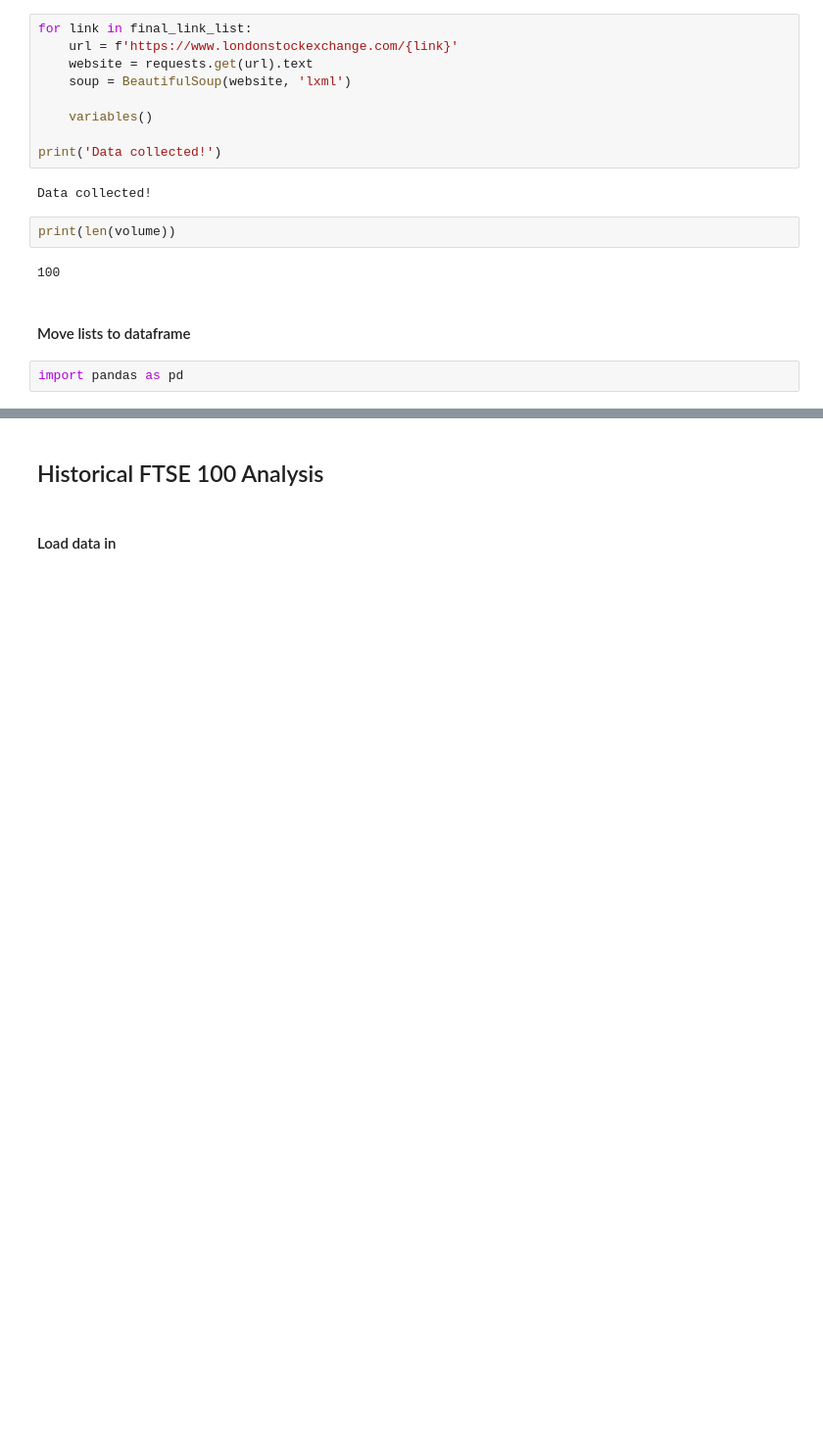
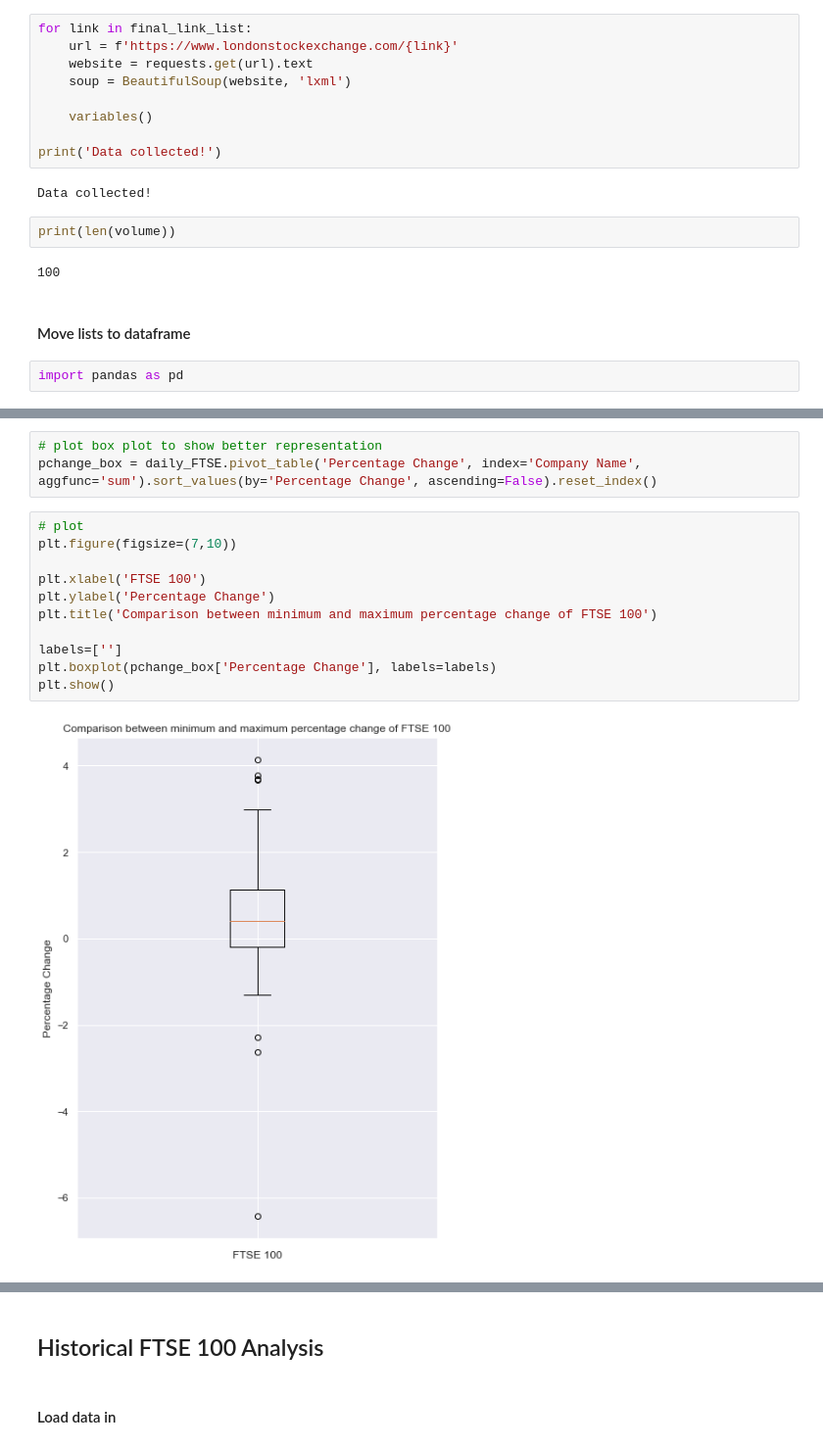
Before and after one commit to aaAbdulkadir/DataPortfolio, a Jupyter notebook: beautifulsoup.ipynb, the cells around one changed output, grey strips where cells are left out. Shown: that part at 98% size. Cells and saved outputs as stored; diff of their text form; blank space fills up the shorter version.

```diff
--- a/beautifulsoup.ipynb
+++ b/beautifulsoup.ipynb
@@ -461,0 +611,16 @@ query_result.head(1)
+# %%
+# plot box plot to show better representation
+pchange_box = daily_FTSE.pivot_table('Percentage Change', index='Company Name', aggfunc='sum').sort_values(by='Percentage Change', ascending=False).reset_index()
+# %%
+# plot
+plt.figure(figsize=(7,10))
+
+plt.xlabel('FTSE 100')
+plt.ylabel('Percentage Change')
+plt.title('Comparison between minimum and maximum percentage change of FTSE 100')
+
+labels=['']
+plt.boxplot(pchange_box['Percentage Change'], labels=labels)
+plt.show()
+# %% [output]
+[figure, added]
```
Also changed, not shown: parts of 66 cells of this notebook.
